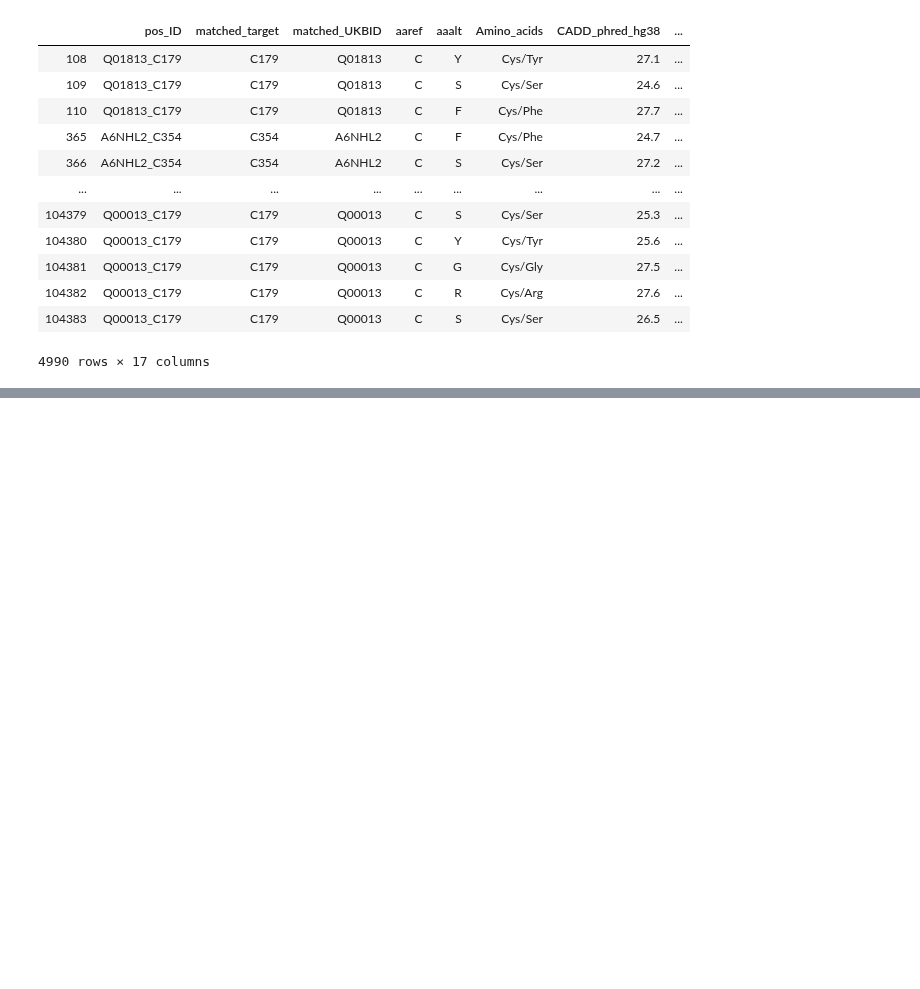
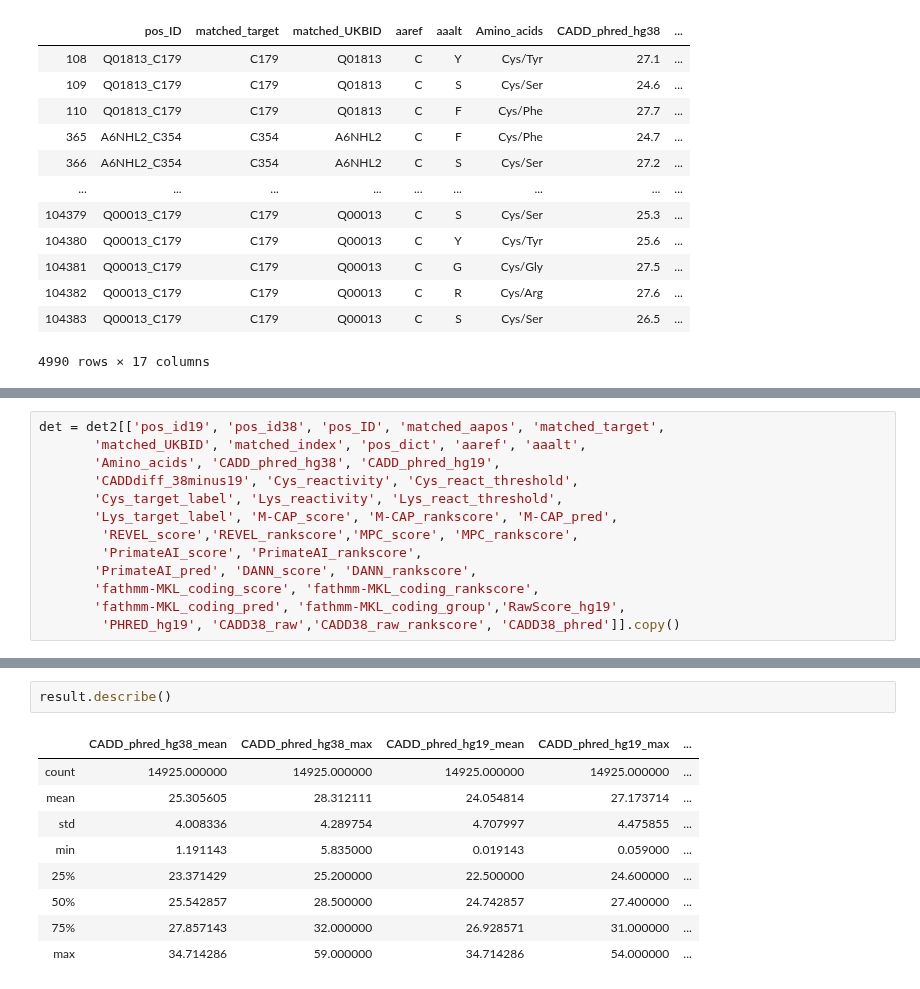
Before and after one commit to Mfpfox/MAPPING, a Jupyter notebook: Rfig_file_filter.ipynb, the cells around one changed output, grey strips where cells are left out. Cells and saved outputs as stored; diff of their text form; blank space fills up the shorter version.

```diff
--- a/Rfig_file_filter.ipynb
+++ b/Rfig_file_filter.ipynb
@@ -1156,0 +653,13 @@ react_cys_simple.shape
+# %%
+det = det2[['pos_id19', 'pos_id38', 'pos_ID', 'matched_aapos', 'matched_target',
+       'matched_UKBID', 'matched_index', 'pos_dict', 'aaref', 'aaalt',
+       'Amino_acids', 'CADD_phred_hg38', 'CADD_phred_hg19',
+       'CADDdiff_38minus19', 'Cys_reactivity', 'Cys_react_threshold',
+       'Cys_target_label', 'Lys_reactivity', 'Lys_react_threshold',
+       'Lys_target_label', 'M-CAP_score', 'M-CAP_rankscore', 'M-CAP_pred',
+        'REVEL_score','REVEL_rankscore','MPC_score', 'MPC_rankscore',
+        'PrimateAI_score', 'PrimateAI_rankscore',
+       'PrimateAI_pred', 'DANN_score', 'DANN_rankscore',
+       'fathmm-MKL_coding_score', 'fathmm-MKL_coding_rankscore',
+       'fathmm-MKL_coding_pred', 'fathmm-MKL_coding_group','RawScore_hg19',
+        'PHRED_hg19', 'CADD38_raw','CADD38_raw_rankscore', 'CADD38_phred']].copy()
@@ -1156,0 +801,12 @@ react_cys_simple.shape
+# %%
+result.describe()
+# %% [output]
+|  | CADD_phred_hg38_mean | CADD_phred_hg38_max | CADD_phred_hg19_mean | CADD_phred_hg19_max | ... |
+| count | 14925.000000 | 14925.000000 | 14925.000000 | 14925.000000 | ... |
+| mean | 25.305605 | 28.312111 | 24.054814 | 27.173714 | ... |
+| std | 4.008336 | 4.289754 | 4.707997 | 4.475855 | ... |
+| min | 1.191143 | 5.835000 | 0.019143 | 0.059000 | ... |
+| 25% | 23.371429 | 25.200000 | 22.500000 | 24.600000 | ... |
+| 50% | 25.542857 | 28.500000 | 24.742857 | 27.400000 | ... |
+| 75% | 27.857143 | 32.000000 | 26.928571 | 31.000000 | ... |
+| max | 34.714286 | 59.000000 | 34.714286 | 54.000000 | ... |
```
Also changed, not shown: parts of 95 cells of this notebook.
